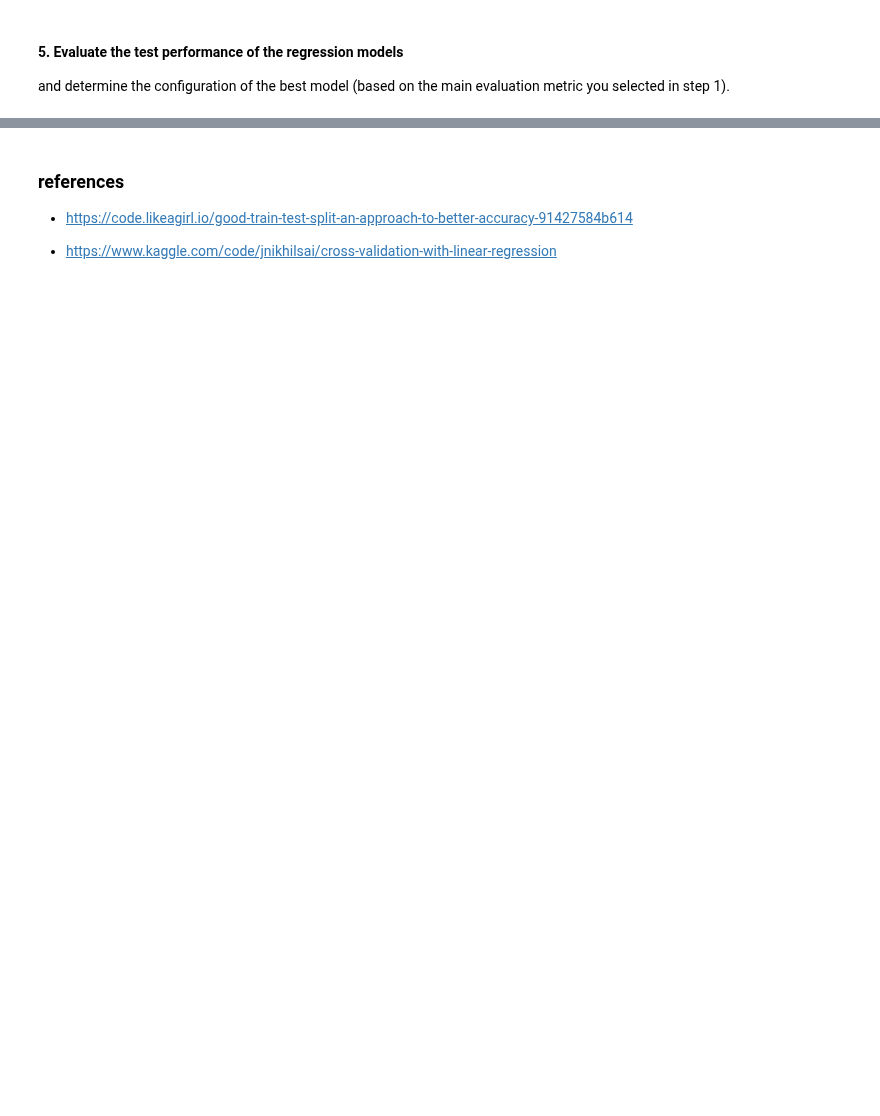
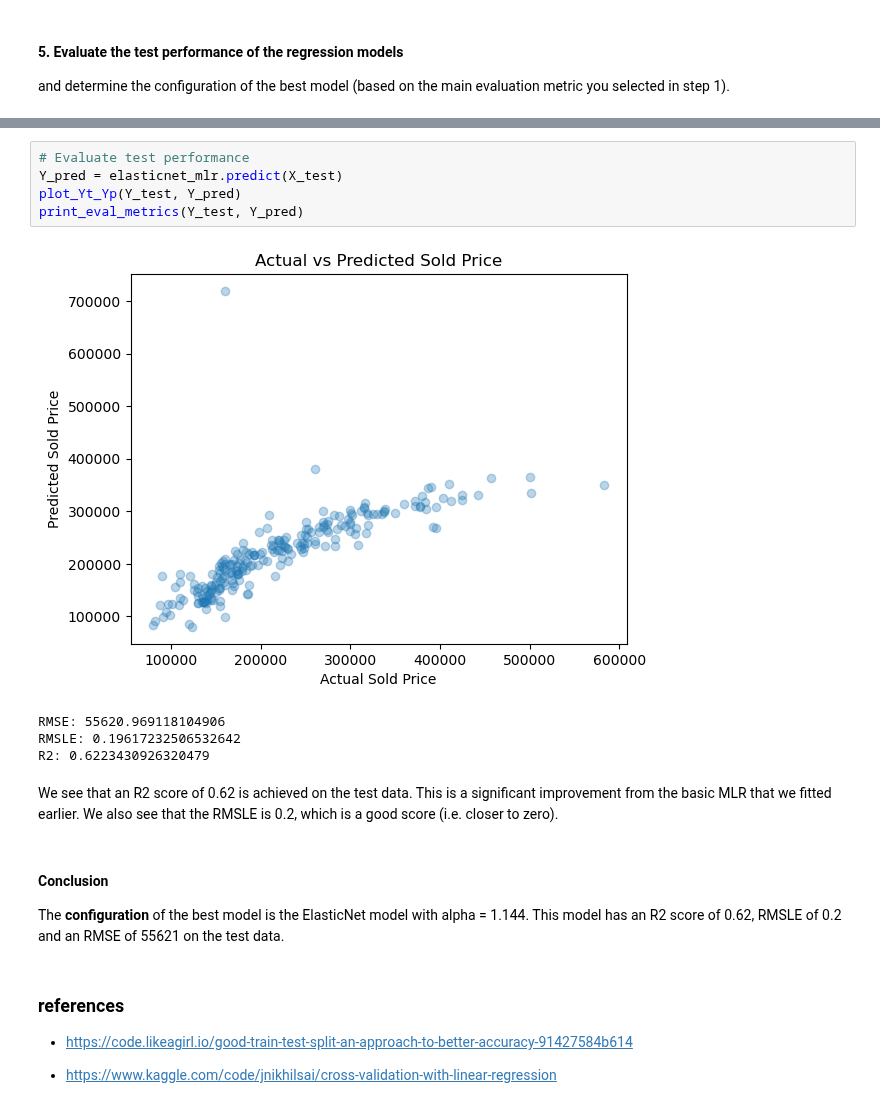
Before and after one commit to rajesvariparasa/ml-processing-pipeline-for-predicting-houseprices, a Jupyter notebook: Milestone-2-Regression.ipynb, the cells around one changed output, grey strips where cells are left out. Drawn from its saved outputs; the diff is of its cells as text; blank space fills up the shorter version.

```diff
--- a/Milestone-2-Regression.ipynb
+++ b/Milestone-2-Regression.ipynb
@@ -840,3 +933,19 @@ R2: 0.4458484310663984
+# %%
+# Evaluate test performance
+Y_pred = elasticnet_mlr.predict(X_test)
+plot_Yt_Yp(Y_test, Y_pred)
+print_eval_metrics(Y_test, Y_pred)
+# %% [output]
+[figure, added]
+RMSE: 55620.969118104906
+RMSLE: 0.19617232506532642
+R2: 0.6223430926320479
+# %% [markdown]
+We see that an R2 score of 0.62 is achieved on the test data. This is a significant improvement from the basic MLR that we fitted earlier. We also see that the RMSLE is 0.2, which is a good score (i.e. closer to zero).
+# %% [markdown]
+#### Conclusion
+
+The **configuration** of the best model is the ElasticNet model with alpha = 1.144. This model has an R2 score of 0.62, RMSLE of 0.2 and an RMSE of 55621 on the test data.
 # %% [markdown]
 ### references
 
```
Also changed, not shown: parts of 36 cells of this notebook.
